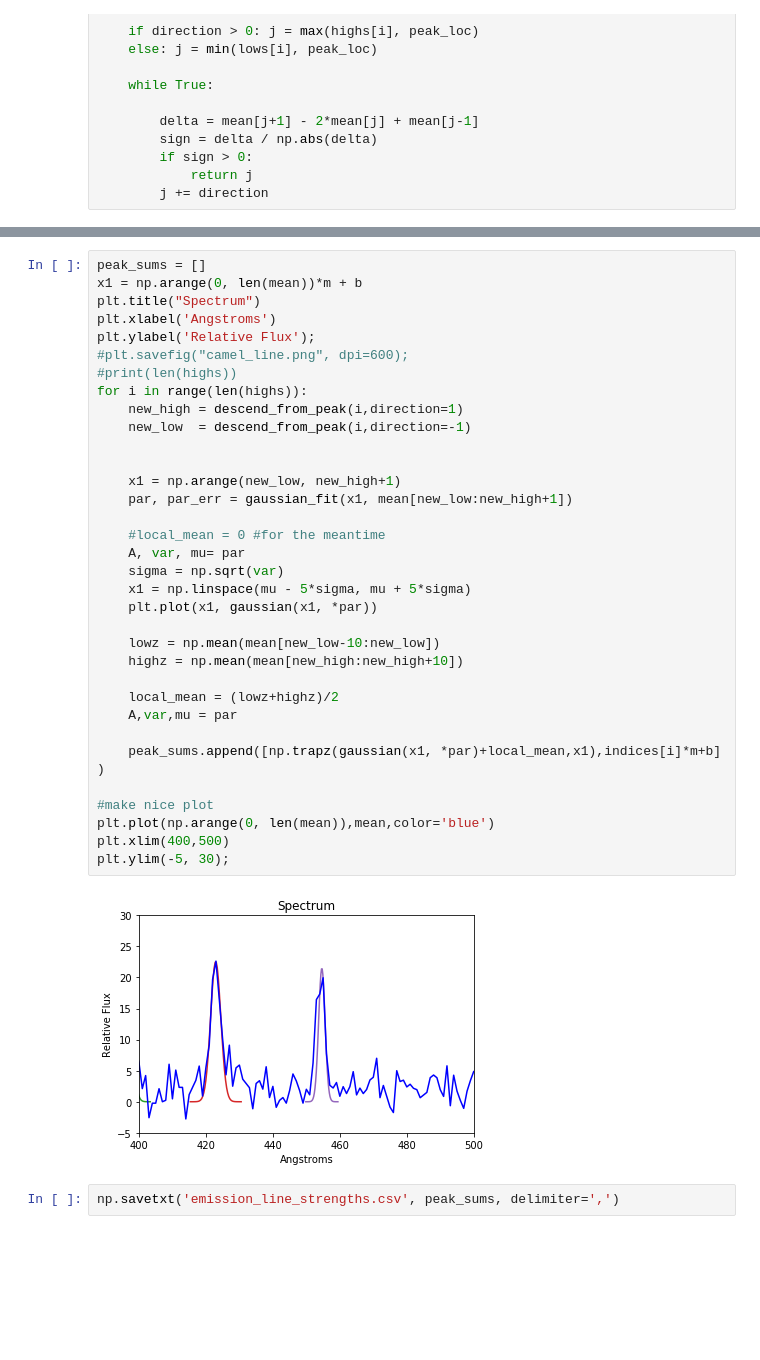
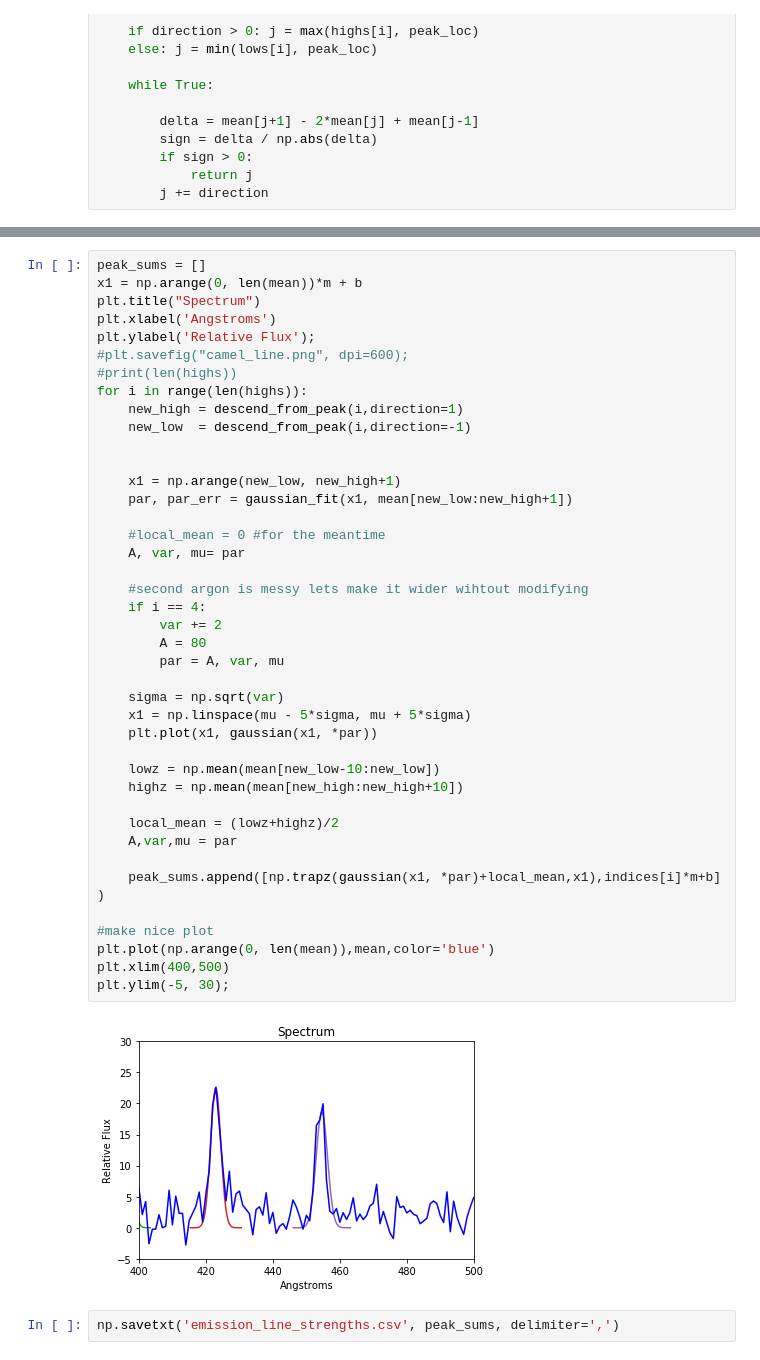
Before and after one commit to astro-kjc/AST443, a Jupyter notebook: Lab2/Lab2_normaliztion.ipynb, the cells around one changed output, grey strips where cells are left out. Drawn from its saved outputs; the diff is of its cells as text; blank space fills up the shorter version.

Commit message:
Fix gaussian to better fit second argon line

```diff
--- a/Lab2/Lab2_normaliztion.ipynb
+++ b/Lab2/Lab2_normaliztion.ipynb
@@ -224,34 +224,41 @@ plt.xlabel('Angstroms')
 plt.ylabel('Relative Flux');
 #plt.savefig("camel_line.png", dpi=600);
 #print(len(highs))
 for i in range(len(highs)):
     new_high = descend_from_peak(i,direction=1)
     new_low  = descend_from_peak(i,direction=-1)
 
 
     x1 = np.arange(new_low, new_high+1)
     par, par_err = gaussian_fit(x1, mean[new_low:new_high+1])
 
     #local_mean = 0 #for the meantime
     A, var, mu= par
+
+    #second argon is messy lets make it wider wihtout modifying
+    if i == 4:
+        var += 2
+        A = 80
+        par = A, var, mu
+
     sigma = np.sqrt(var)
     x1 = np.linspace(mu - 5*sigma, mu + 5*sigma)
     plt.plot(x1, gaussian(x1, *par))
 
     lowz = np.mean(mean[new_low-10:new_low])
     highz = np.mean(mean[new_high:new_high+10])
 
     local_mean = (lowz+highz)/2
     A,var,mu = par
 
     peak_sums.append([np.trapz(gaussian(x1, *par)+local_mean,x1),indices[i]*m+b] )
 
 #make nice plot
 plt.plot(np.arange(0, len(mean)),mean,color='blue')
 plt.xlim(400,500)
 plt.ylim(-5, 30);
 # %% [output]
-[figure, old version]
+[figure, new version]
 # %%
 np.savetxt('emission_line_strengths.csv', peak_sums, delimiter=',')
 # %%
```
Also changed, not shown: parts of 4 cells of this notebook.
